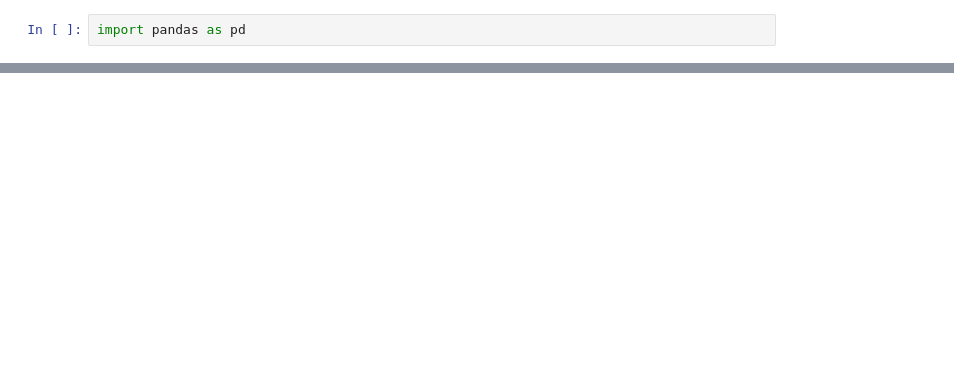
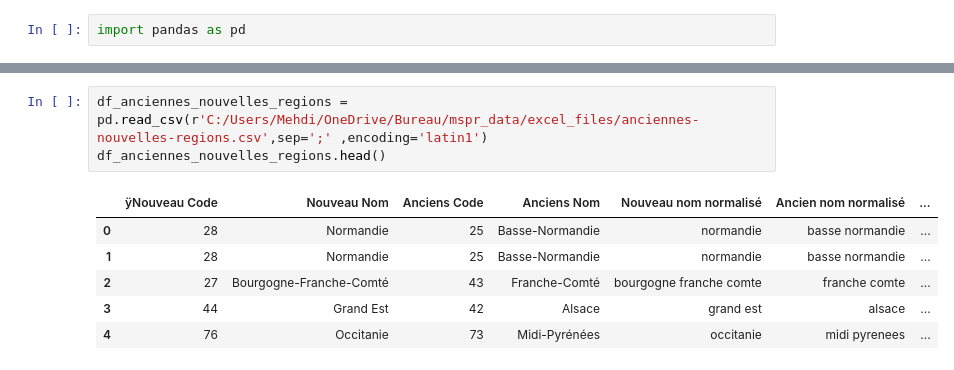
Before and after one commit to iliasNour/mspr_data, a Jupyter notebook: python_files/MSPR_Big_Data_et_Analyse_de_données.ipynb, the cells around one changed output, grey strips where cells are left out. Saved outputs shown, nothing was run; the diff lists cells and outputs as text; blank space fills up the shorter version.

```diff
--- a/python_files/MSPR_Big_Data_et_Analyse_de_données.ipynb
+++ b/python_files/MSPR_Big_Data_et_Analyse_de_données.ipynb
@@ -21,0 +158,10 @@ df.head(1000)
+# %%
+df_anciennes_nouvelles_regions = pd.read_csv(r'C:/Users/Mehdi/OneDrive/Bureau/mspr_data/excel_files/anciennes-nouvelles-regions.csv',sep=';' ,encoding='latin1')
+df_anciennes_nouvelles_regions.head()
+# %% [output]
+|  | ÿNouveau Code | Nouveau Nom | Anciens Code | Anciens Nom | Nouveau nom normalisé | Ancien nom normalisé | ... |
+| 0 | 28 | Normandie | 25 | Basse-Normandie | normandie | basse normandie | ... |
+| 1 | 28 | Normandie | 25 | Basse-Normandie | normandie | basse normandie | ... |
+| 2 | 27 | Bourgogne-Franche-Comté | 43 | Franche-Comté | bourgogne franche comte | franche comte | ... |
+| 3 | 44 | Grand Est | 42 | Alsace | grand est | alsace | ... |
+| 4 | 76 | Occitanie | 73 | Midi-Pyrénées | occitanie | midi pyrenees | ... |
```
Also changed, not shown: parts of 14 cells of this notebook, 13 other files.
